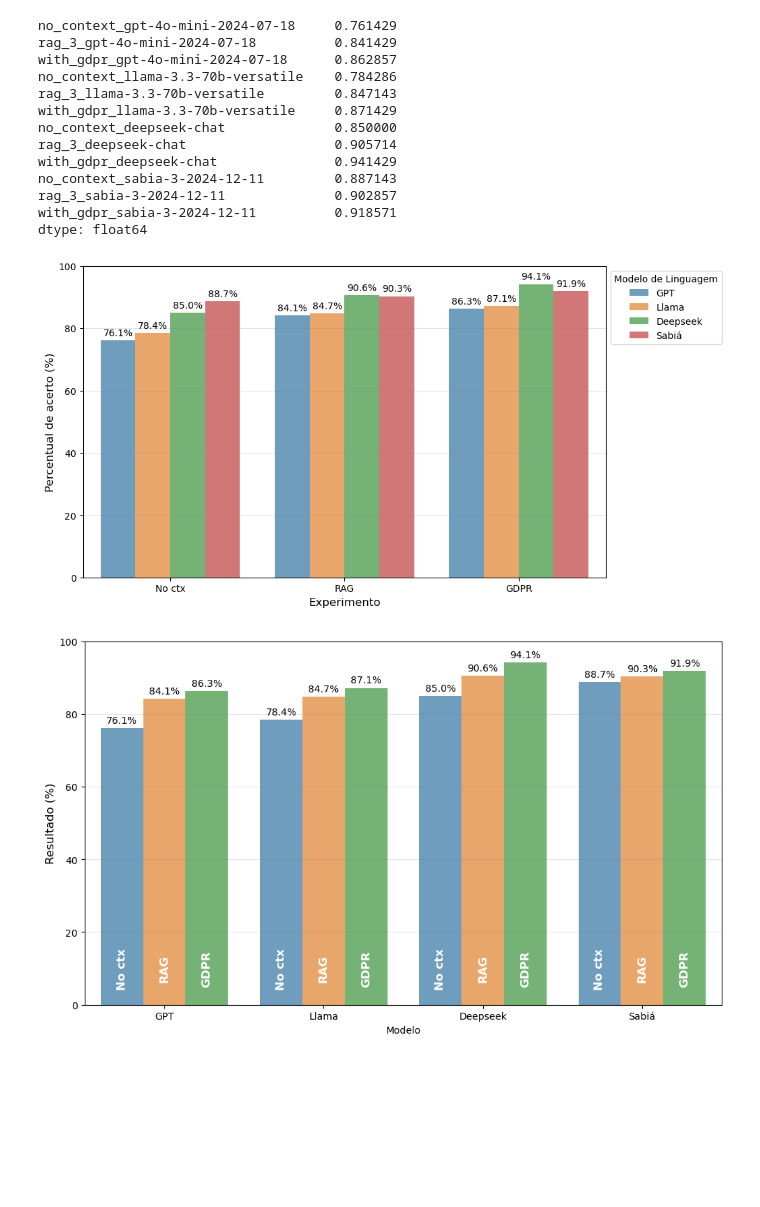
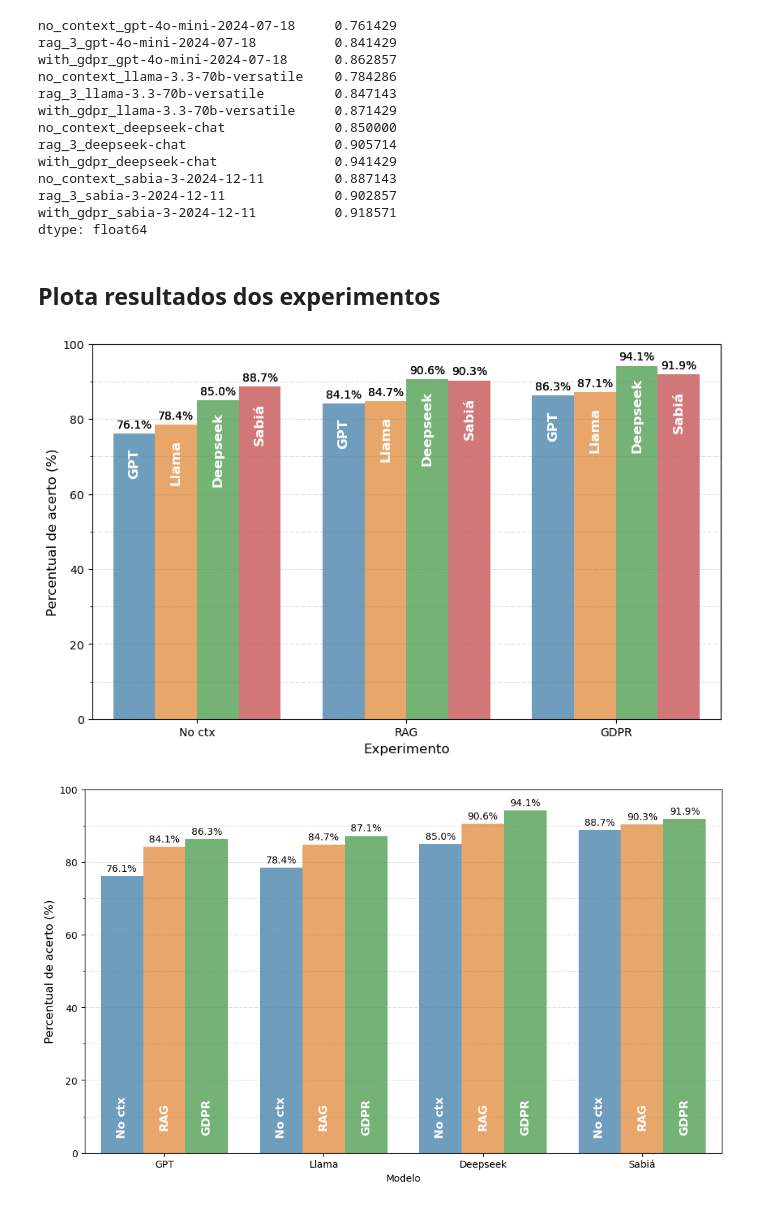
Before and after one commit to carisio/gdpr.br.qa, a Jupyter notebook: 4 - results.ipynb, the cells around one changed output. Saved outputs shown, nothing was run; the diff lists cells and outputs as text; code cells hidden in the pictures; blank space fills up the shorter version.

Commit message:
Adiciona resultados

```diff
--- a/4 - results.ipynb
+++ b/4 - results.ipynb
@@ -153,59 +153,80 @@ no_context_sabia-3-2024-12-11         0.887143
 rag_3_sabia-3-2024-12-11              0.902857
 with_gdpr_sabia-3-2024-12-11          0.918571
 dtype: float64
+# %% [markdown]
+## Plota resultados dos experimentos
 # %%
-df_results = calcular_resultados(normalizar_respostas(df_dataset))
-media_resultados = df_results[EXPERIMENTS].mean()
-
-def get_media(tipo_experimento, modelo):
+def get_media(df_media, tipo_experimento, modelo):
     tipo_experimento = {
         "No ctx": "no_context",
         "RAG": "rag",
         "GDPR": "gdpr"}[tipo_experimento]
 
-    filtro = media_resultados.index.str.contains(tipo_experimento, case=False) & media_resultados.index.str.contains(modelo, case=False)
+    filtro = df_media.index.str.contains(tipo_experimento, case=False) & df_media.index.str.contains(modelo, case=False)
 
-    return 100*media_resultados.loc[filtro].values[0]
+    return 100*df_media.loc[filtro].values[0]
 # %%
+df_results = calcular_resultados(normalizar_respostas(df_dataset))
+media_resultados = df_results[EXPERIMENTS].mean()
+
 data = {
     "Experimento": ["No ctx", "RAG", "GDPR"],
 }
-data["GPT"]      = [get_media(x, "GPT") for x in data["Experimento"]]
-data["Llama"]    = [get_media(x, "Llama") for x in data["Experimento"]]
-data["Deepseek"] = [get_media(x, "Deepseek") for x in data["Experimento"]]
-data["Sabiá"]    = [get_media(x, "Sabia") for x in data["Experimento"]]
+data["GPT"]      = [get_media(media_resultados, x, "GPT") for x in data["Experimento"]]
+data["Llama"]    = [get_media(media_resultados, x, "Llama") for x in data["Experimento"]]
+data["Deepseek"] = [get_media(media_resultados, x, "Deepseek") for x in data["Experimento"]]
+data["Sabiá"]    = [get_media(media_resultados, x, "Sabia") for x in data["Experimento"]]
 # %%
 df = pd.DataFrame(data)
 
 # Convertendo para formato longo (melt) para facilitar a plotagem agrupada
 df_melted = df.melt(id_vars="Experimento", var_name="Modelo", value_name="Resultado")
 
 # Criando o gráfico de barras (agora agrupado por Experimento)
 plt.figure(figsize=(10, 6))
-ax = sns.barplot(x="Experimento", y="Resultado", hue="Modelo", data=df_melted, palette=cm.tab10.colors, alpha=0.7)
+ax = sns.barplot(x="Experimento", y="Resultado", hue="Modelo", data=df_melted, palette=plt.get_cmap("tab10").colors, alpha=0.7)
 
 # Personalizando o gráfico
 plt.ylim(0, 100)  # Garantindo que o eixo Y vá de 0 a 100%
 plt.xlabel("Experimento", fontsize=12)
 plt.ylabel("Percentual de acerto (%)", fontsize=12)
-plt.legend(title="Modelo de Linguagem", loc='upper left', bbox_to_anchor=(1, 1))
+#plt.legend(title="Modelo de Linguagem", loc='upper left', bbox_to_anchor=(1, 1))
+ax.get_legend().remove()
+
+# Adicionando os valores no topo das barras
+for p, experiment in zip(ax.patches, ["GPT"]*3 + ["Llama"]*3 + ["Deepseek"]*3 + ["Sabiá"]*3):
+    if p.get_height() > 0:
+        ax.annotate(f'{p.get_height():.1f}%',  # Mostrando o valor com 1 casa decimal
+                (p.get_x() + p.get_width() / 2., p.get_height()),
+                ha='center', va='center',
+                fontsize=10, color='black',
+                xytext=(0, 8), textcoords='offset points')  # Ajuste de posição
+        ax.annotate(experiment,  # O nome do experimento
+                    (p.get_x() + p.get_width() / 2., p.get_height() - len(experiment) - 5),  # Posição no meio da barra
+                    ha='center', va='center',
+                    fontsize=12, color='white',
+                    fontweight='bold',
+                    rotation=90)  # Rotacionando o texto para 90 graus
 
 # Adicionando as linhas de grade em cinza claro
-plt.grid(True, axis='y', color='gray', linestyle='-', linewidth=0.5, alpha=0.3)
+plt.grid(True, axis='y', color='gray', linestyle='-.', linewidth=0.5, alpha=0.4)
+ax.yaxis.set_minor_locator(plt.MultipleLocator(10))  # Define a grid em intervalos menores de 10
+ax.grid(True, axis='y', which='minor', color='gray', linestyle='-.', linewidth=0.5, alpha=0.4)  # Grade para 10 em 10
+
 
 # Adicionando os valores no topo das barras
 for p in ax.patches:
     if p.get_height() > 0:
         ax.annotate(f'{p.get_height():.1f}%',  # Mostrando o valor com 1 casa decimal
                 (p.get_x() + p.get_width() / 2., p.get_height()),
                 ha='center', va='center',
                 fontsize=10, color='black',
                 xytext=(0, 8), textcoords='offset points')  # Ajuste de posição
 
 # Exibindo o gráfico
 plt.show()
 # %% [output]
-[figure, old version]
+[figure, new version]
 # %%
 df = pd.DataFrame(data)
 
@@ -221,14 +242,17 @@ ax = sns.barplot(x="Modelo", y="Resultado", hue="Experimento", data=df_melted, p
 # Personalizando o gráfico
 plt.ylim(0, 100)  # Garantindo que o eixo Y vá de 0 a 100%
 #plt.xlabel("Modelo de Linguagem", fontsize=12)
-plt.ylabel("Resultado (%)", fontsize=12)
+plt.ylabel("Percentual de acerto (%)", fontsize=12)
 
 # Movendo a legenda para fora do gráfico
 #plt.legend(title="Experimento", loc='upper left', bbox_to_anchor=(1, 1))
 ax.get_legend().remove()
 
 # Adicionando as linhas de grade em cinza claro
-plt.grid(True, axis='y', color='gray', linestyle='-', linewidth=0.5, alpha=0.3)
+plt.grid(True, axis='y', color='gray', linestyle='-.', linewidth=0.5, alpha=0.4)
+ax.yaxis.set_minor_locator(plt.MultipleLocator(10))  # Define a grid em intervalos menores de 10
+ax.grid(True, axis='y', which='minor', color='gray', linestyle='-.', linewidth=0.5, alpha=0.4)  # Grade para 10 em 10
+
 
 # Adicionando os valores no topo das barras
 for p, experiment in zip(ax.patches, ["No ctx"]*4 + ["RAG"]*4 + ["GDPR"]*4):
@@ -245,6 +269,8 @@ for p, experiment in zip(ax.patches, ["No ctx"]*4 + ["RAG"]*4 + ["GDPR"]*4):
                     fontweight='bold',
                     rotation=90)  # Rotacionando o texto para 90 graus
 
+# Definindo os yticks visíveis a cada 20 unidades
+plt.yticks(np.arange(0, 101, step=20))
 
 
 # Ajustando layout para não cortar a legenda
@@ -253,4 +279,4 @@ plt.tight_layout()
 # Exibindo o gráfico
 plt.show()
 # %% [output]
-[figure, old version]
+[figure, new version]
```
Also changed, not shown: parts of 3 cells of this notebook.
